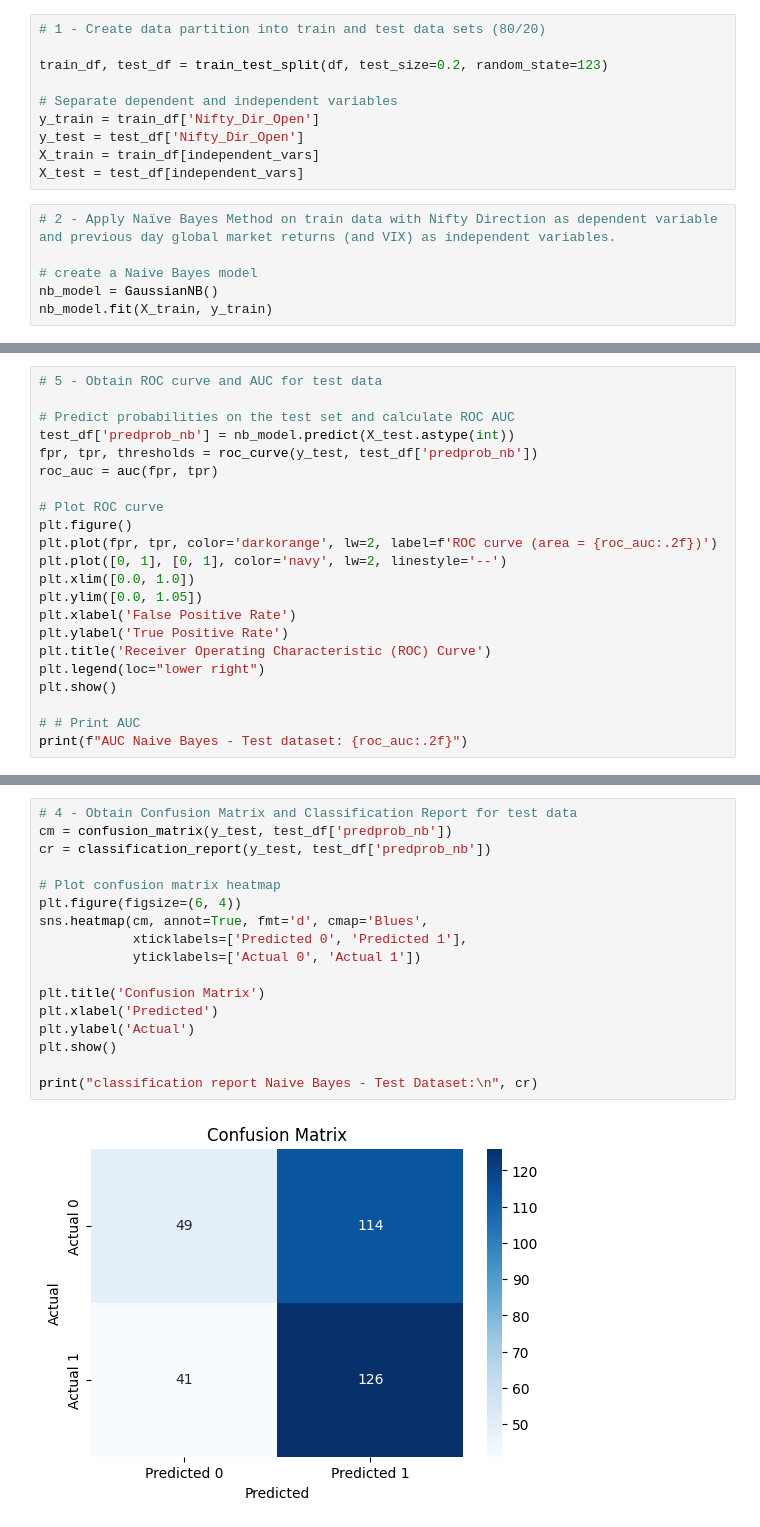
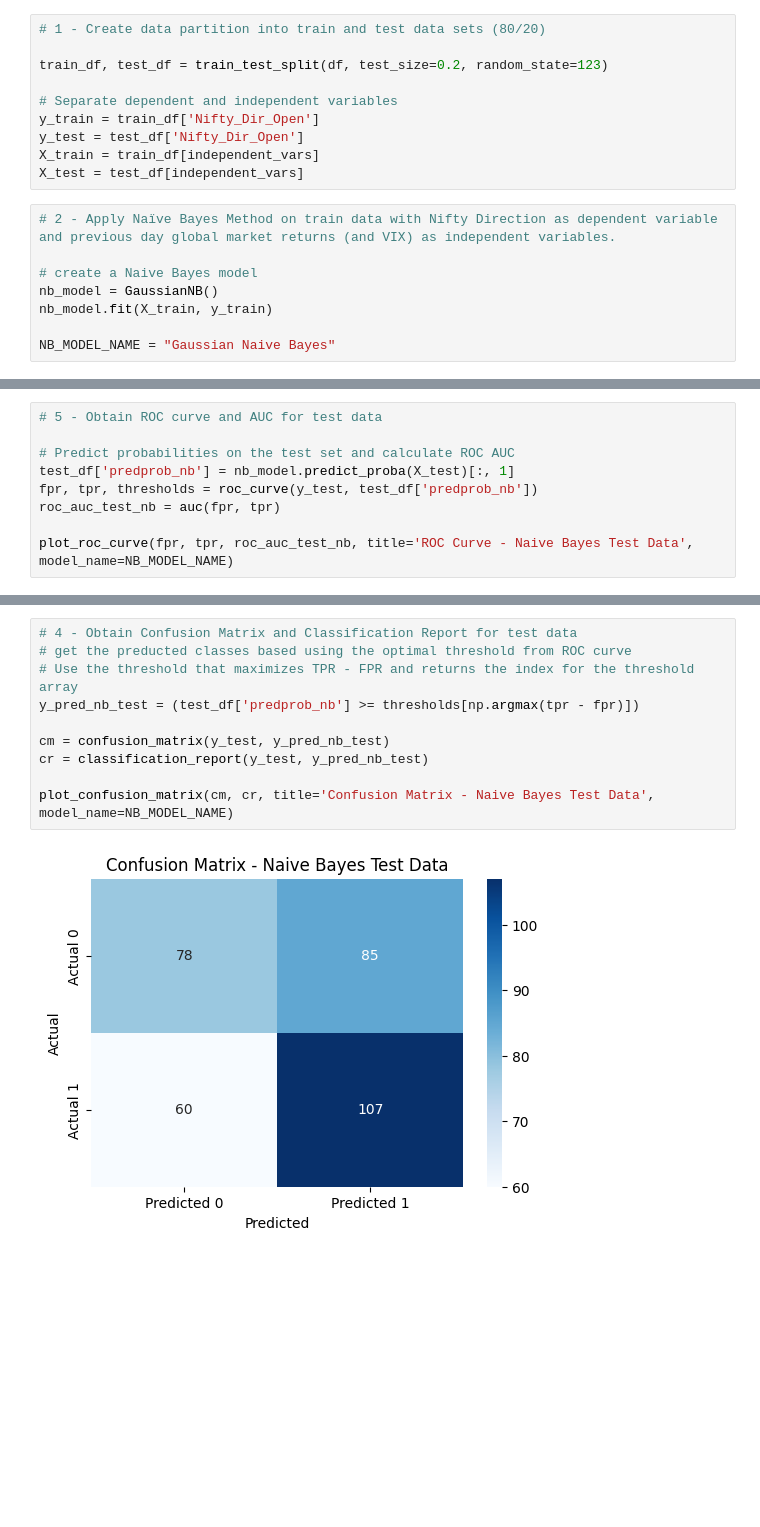
Before and after one commit to pablogrs/nifty_data, a Jupyter notebook: phase4.ipynb, the cells around one changed output, grey strips where cells are left out. Drawn from its saved outputs; the diff is of its cells as text; blank space fills up the shorter version.

```diff
--- a/phase4.ipynb
+++ b/phase4.ipynb
@@ -54,3 +87,5 @@ X_test = test_df[independent_vars]
 # create a Naive Bayes model
 nb_model = GaussianNB()
 nb_model.fit(X_train, y_train)
+
+NB_MODEL_NAME = "Gaussian Naive Bayes"
@@ -113,22 +128,9 @@ weighted avg       0.59      0.54      0.51      1317
 # 5 - Obtain ROC curve and AUC for test data
 
 # Predict probabilities on the test set and calculate ROC AUC
-test_df['predprob_nb'] = nb_model.predict(X_test.astype(int))
+test_df['predprob_nb'] = nb_model.predict_proba(X_test)[:, 1]
 fpr, tpr, thresholds = roc_curve(y_test, test_df['predprob_nb'])
-roc_auc = auc(fpr, tpr)
+roc_auc_test_nb = auc(fpr, tpr)
 
-# Plot ROC curve
-plt.figure()
-plt.plot(fpr, tpr, color='darkorange', lw=2, label=f'ROC curve (area = {roc_auc:.2f})')
-plt.plot([0, 1], [0, 1], color='navy', lw=2, linestyle='--')
-plt.xlim([0.0, 1.0])
-plt.ylim([0.0, 1.05])
-plt.xlabel('False Positive Rate')
-plt.ylabel('True Positive Rate')
-plt.title('Receiver Operating Characteristic (ROC) Curve')
-plt.legend(loc="lower right")
-plt.show()
-
-# # Print AUC
-print(f"AUC Naive Bayes - Test dataset: {roc_auc:.2f}")
+plot_roc_curve(fpr, tpr, roc_auc_test_nb, title='ROC Curve - Naive Bayes Test Data', model_name=NB_MODEL_NAME)
 # %% [output]
@@ -137,19 +139,12 @@ AUC Naive Bayes - Test dataset: 0.53
 # %%
 # 4 - Obtain Confusion Matrix and Classification Report for test data
-cm = confusion_matrix(y_test, test_df['predprob_nb'])
-cr = classification_report(y_test, test_df['predprob_nb'])
+# get the preducted classes based using the optimal threshold from ROC curve
+# Use the threshold that maximizes TPR - FPR and returns the index for the threshold array
+y_pred_nb_test = (test_df['predprob_nb'] >= thresholds[np.argmax(tpr - fpr)])
 
-# Plot confusion matrix heatmap
-plt.figure(figsize=(6, 4))
-sns.heatmap(cm, annot=True, fmt='d', cmap='Blues',
-            xticklabels=['Predicted 0', 'Predicted 1'],
-            yticklabels=['Actual 0', 'Actual 1'])
+cm = confusion_matrix(y_test, y_pred_nb_test)
+cr = classification_report(y_test, y_pred_nb_test)
 
-plt.title('Confusion Matrix')
-plt.xlabel('Predicted')
-plt.ylabel('Actual')
-plt.show()
-
-print("classification report Naive Bayes - Test Dataset:\n", cr)
+plot_confusion_matrix(cm, cr, title='Confusion Matrix - Naive Bayes Test Data', model_name=NB_MODEL_NAME)
 # %% [output]
-[figure, old version]
+[figure, new version]
```
Also changed, not shown: parts of 19 cells of this notebook.
